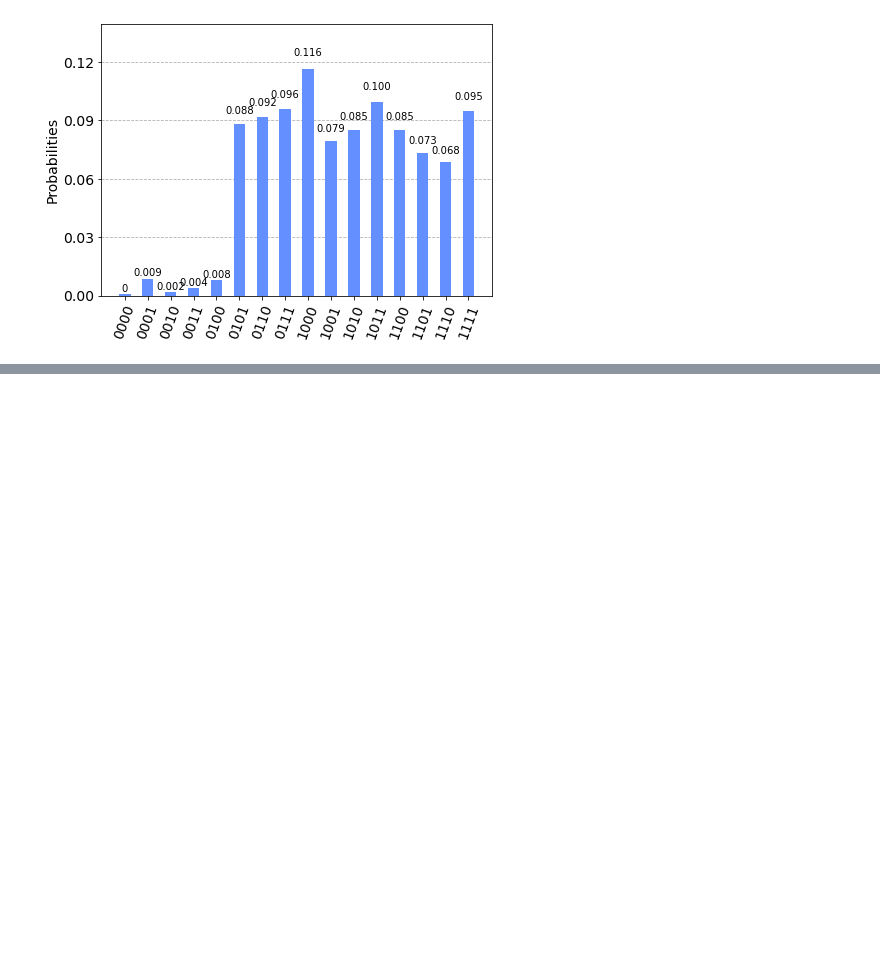
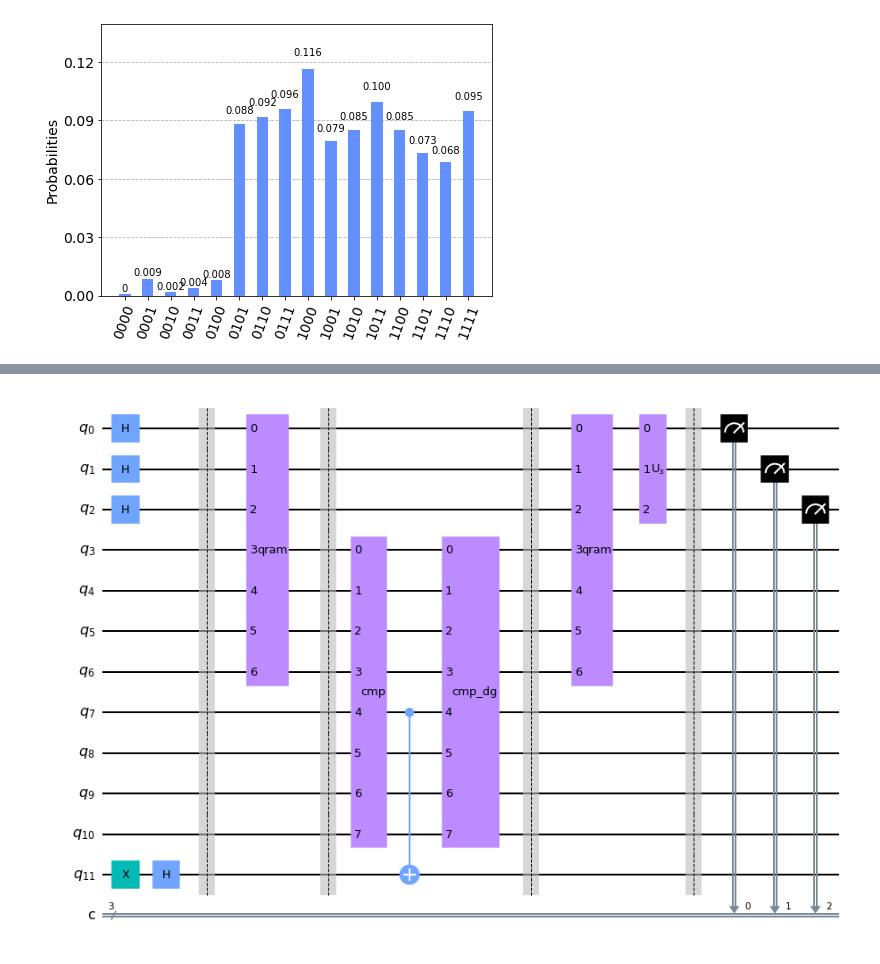
Before and after one commit to CodyNing/QuantumShortestPath, a Jupyter notebook: main.ipynb, the cells around one changed output, grey strips where cells are left out. Cells and saved outputs as stored; diff of their text form; code cells hidden in the pictures; blank space fills up the shorter version.

```diff
--- a/main.ipynb
+++ b/main.ipynb
@@ -123,0 +221,49 @@ ic.draw('mpl')
+# %%
+# qc = QuantumCircuit(3, 2)
+# qc.h(0)
+# # qc.h(1)
+# qc.append(QramCircuit(nums, 2), qc.qubits)
+
+nums = [11, 15, 10, 7, 9, 1, 0]
+
+n = 4
+m = int(np.ceil(np.log2(len(nums))))
+value = 2
+iter = int(np.floor(np.sqrt(m)))
+# iter = 1
+
+clen = m + n * 2 + 1
+qc = QuantumCircuit(clen, m)
+qc.x(clen - 1)
+qc.h(list(range(m)) + [clen - 1])
+qc.barrier()
+
+qram = QramCircuit(nums, 4)
+
+ic = IntegerComparator(num_state_qubits=n, geq=False, value=value)
+ici = ic.inverse()
+
+qc.name = f"cmp_{value}"
+
+qc.append(qram, qc.qubits[0:m+n])
+
+qc.barrier()
+
+for i in range(iter):
+    # qc.append(comparator_oracle(n, value), qc.qubits[m : m + n * 2 + 1])
+    qc.append(ic, qc.qubits[m: clen - 1])
+    qc.cx(m + n, clen - 1)
+    qc.append(ici, qc.qubits[m: clen - 1])
+
+    qc.barrier()
+
+qc.append(qram, qc.qubits[0:m+n])
+
+qc.append(diffuser(m), qc.qubits[0:m])
+
+qc.barrier()
+
+qc.measure(qc.qubits[0:m], qc.clbits[:])
+qc.draw('mpl')
+# %% [output]
+[figure, added]
```
Also changed, not shown: parts of 15 cells of this notebook.
